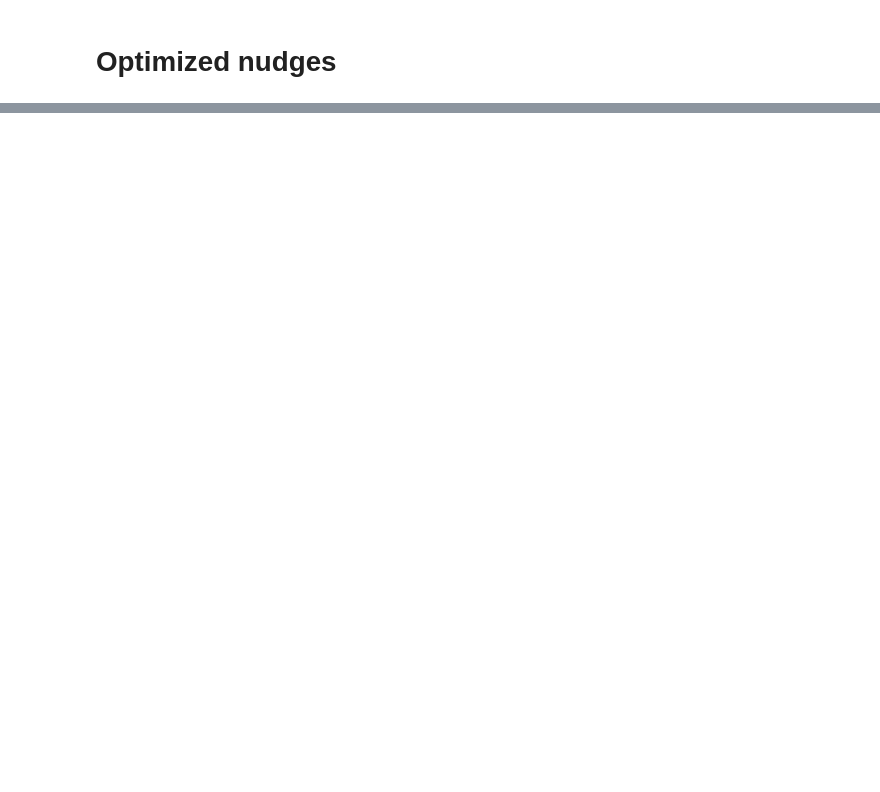
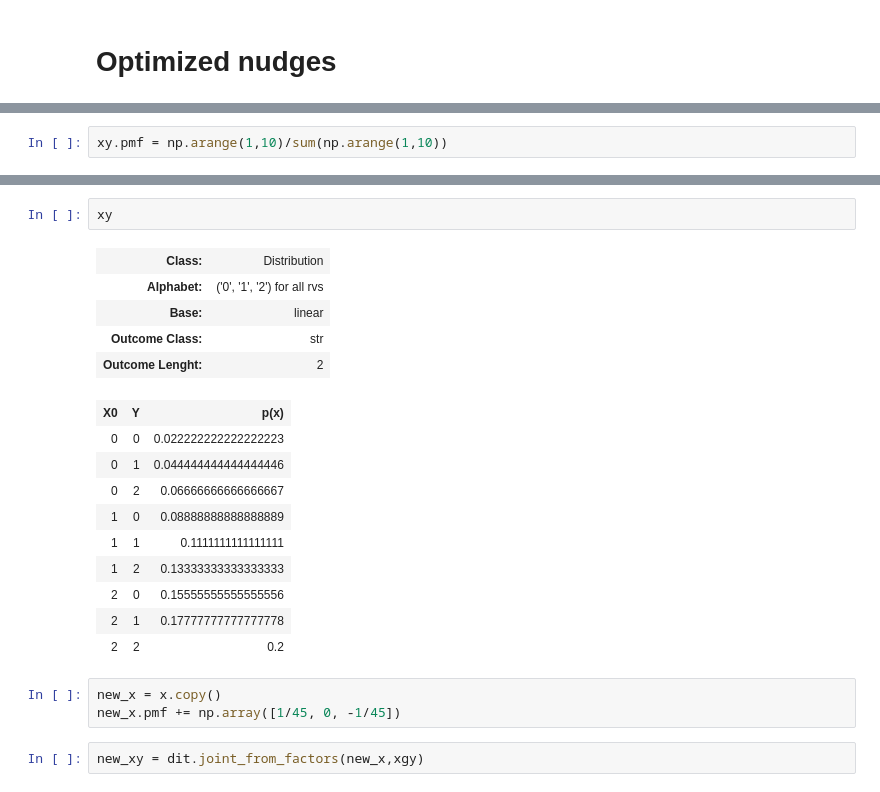
Before and after one commit to cjidboon94/master_thesis, a Jupyter notebook: dev-repl-sandbox.ipynb, the cells around one changed output, grey strips where cells are left out. Drawn from its saved outputs; the diff is of its cells as text; blank space fills up the shorter version.

```diff
--- a/dev-repl-sandbox.ipynb
+++ b/dev-repl-sandbox.ipynb
@@ -461,0 +976,2 @@ def
+# %%
+xy.pmf = np.arange(1,10)/sum(np.arange(1,10))
@@ -461,0 +993,23 @@ def
+# %%
+xy
+# %% [output]
+| Class: | Distribution |
+| Alphabet: | ('0', '1', '2') for all rvs |
+| Base: | linear |
+| Outcome Class: | str |
+| Outcome Lenght: | 2 |
+| X0 | Y | p(x) |
+| 0 | 0 | 0.022222222222222223 |
+| 0 | 1 | 0.044444444444444446 |
+| 0 | 2 | 0.06666666666666667 |
+| 1 | 0 | 0.08888888888888889 |
+| 1 | 1 | 0.1111111111111111 |
+| 1 | 2 | 0.13333333333333333 |
+| 2 | 0 | 0.15555555555555556 |
+| 2 | 1 | 0.17777777777777778 |
+| 2 | 2 | 0.2 |
+# %%
+new_x = x.copy()
+new_x.pmf += np.array([1/45, 0, -1/45])
+# %%
+new_xy = dit.joint_from_factors(new_x,xgy)
```
Also changed, not shown: parts of 43 cells of this notebook, 13 other files.
